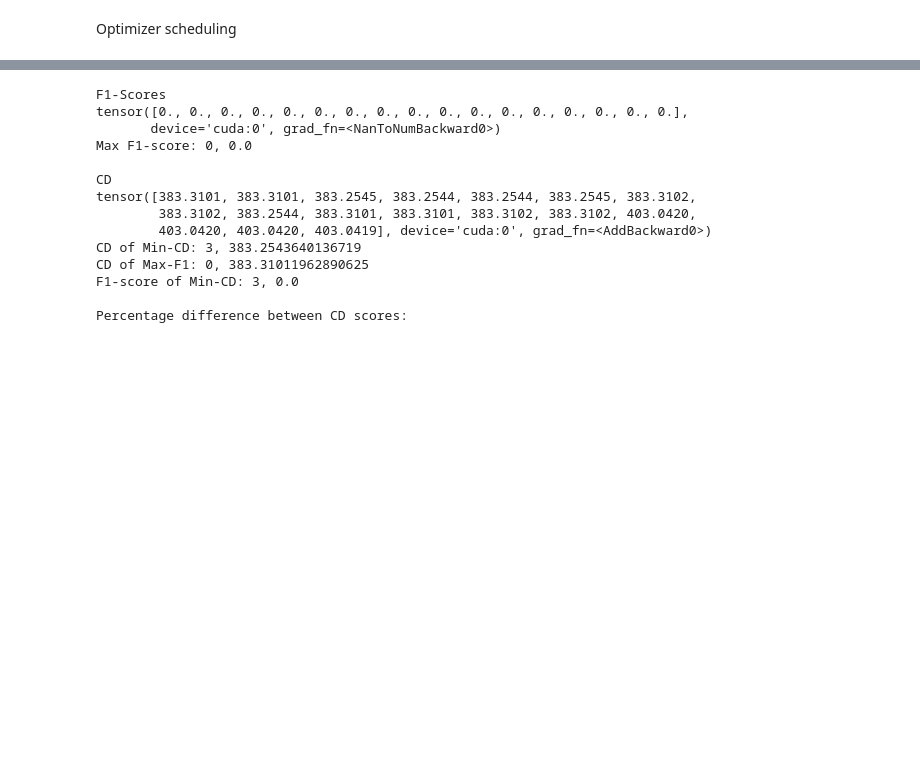
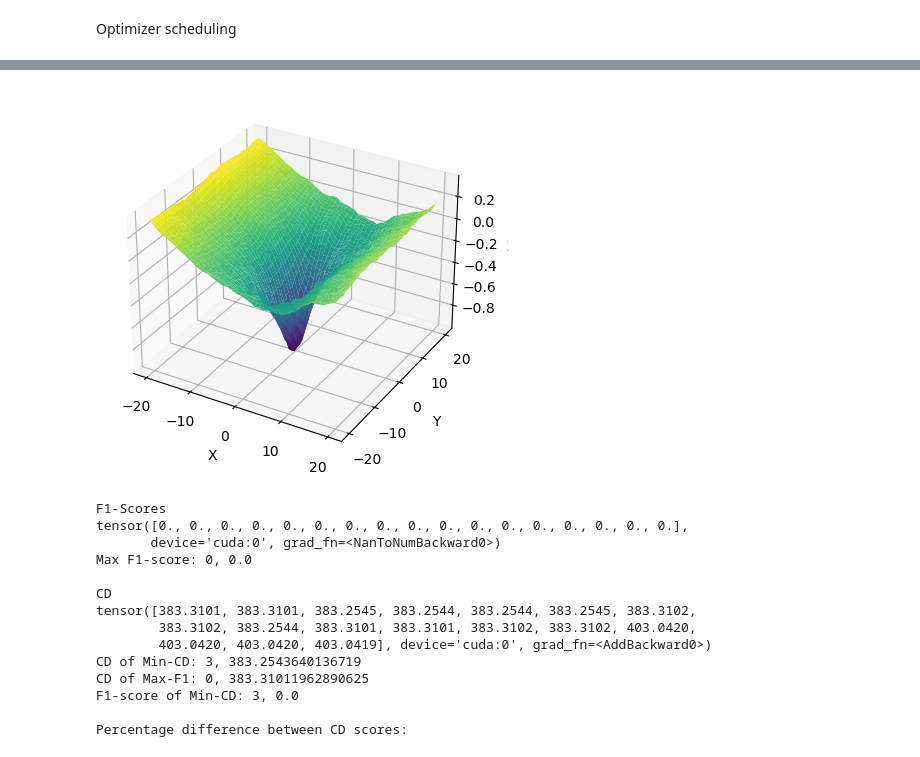
Before and after one commit to alejandroHdzV/prnet, a Jupyter notebook: RegExp_and_GD.ipynb, the cells around one changed output, grey strips where cells are left out. Saved outputs shown, nothing was run; the diff lists cells and outputs as text; code cells hidden in the pictures; blank space fills up the shorter version.

```diff
--- a/RegExp_and_GD.ipynb
+++ b/RegExp_and_GD.ipynb
@@ -2441,0 +2683,59 @@ regMetric.get_all_metrics()
+# %%
+import matplotlib.pyplot as plt
+from mpl_toolkits.mplot3d import Axes3D
+
+def f(a, b):
+    idx=idx_top_f1
+    scr_tsr = copy.copy(x[idx].unsqueeze(0)) # source
+    tgt_tsr = copy.copy(y_transformed[idx].unsqueeze(0)) # target
+
+    # t = Transform3d().rotate(quaternion_to_matrix(normalize_quat(quat_params, enable=normalize_quat_flag))).translate(t_params).to(device) # scale(s1_params).
+
+    const_ = 1/(1*20*np.pi/180)
+    displacement = torch.Tensor([[a*const_,b*const_,0]])
+    rotation_ = torch.Tensor([[0,a,b]])
+
+    t = Transform3d().rotate(euler_angles_to_matrix(rotation_, convention='XYZ')).to(device)
+    # t = Transform3d().translate(displacement).to(device)
+
+
+    y_transformed_ = t.transform_points(tgt_tsr)
+
+    loss = chamfer_loss(scr_tsr, y_transformed_) + alpha * projected_chamfer_loss(scr_tsr, y_transformed_) \
+        - gamma * f1_loss_function(scr_tsr, y_transformed_)
+
+    # draw_registration_result(initialize_pointcloud(scr_tsr[idx].detach().cpu().numpy()),             # source
+    #                     initialize_pointcloud(y_transformed_[idx].detach().cpu().numpy()), # moving template
+    #                     np.eye(4))
+
+    return loss.cpu().detach().numpy()
+
+# f(0,0)
+
+# Generate linearly spaced values for x and y
+# x_lin = np.linspace(-1, 1, 50)
+# y_lin = np.linspace(-1, 1, 50)
+x_lin = np.linspace(-20*np.pi/180, 20*np.pi/180, 50)
+y_lin = np.linspace(-20*np.pi/180, 20*np.pi/180, 50)
+
+# Create meshgrid for x and y
+X, Y = np.meshgrid(x_lin, y_lin)
+
+# Evaluate the function over the meshgrid
+Z = np.zeros((X.shape[0], X.shape[0]))
+for idx_a in range(X.shape[0]):
+    for idx_b in range(X.shape[1]):
+        Z[idx_a, idx_b] = f(X[idx_a, idx_b], Y[idx_a, idx_b])
+
+X=X*180/np.pi
+Y=Y*180/np.pi
+# Plot the function in 3D
+fig = plt.figure()
+ax = fig.add_subplot(111, projection='3d')
+ax.plot_surface(X , Y, Z, cmap='viridis')
+ax.set_xlabel('X')
+ax.set_ylabel('Y')
+ax.set_zlabel('Z')
+plt.show()
+# %% [output]
+[figure, added]
```
Also changed, not shown: parts of 26 cells of this notebook.
